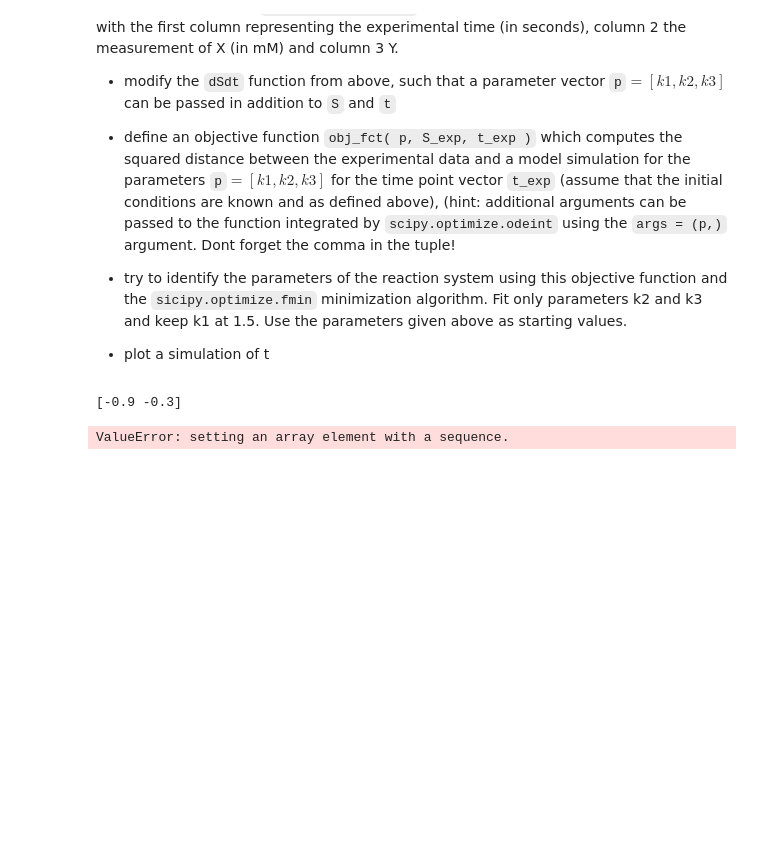
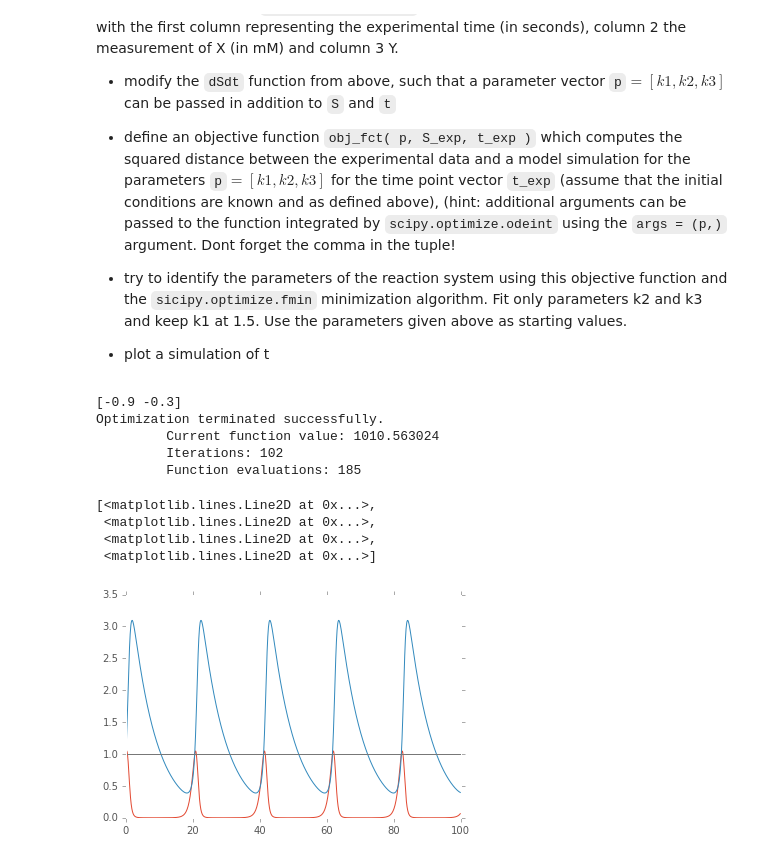
Before and after one commit to Corneliusbiophysik/hu_bp_python_course, a Jupyter notebook: 04_numpy/NumpyScipyExercise.ipynb, the cells around one changed output. Cells and saved outputs as stored; diff of their text form; code cells hidden in the pictures; blank space fills up the shorter version.

```diff
--- a/04_numpy/NumpyScipyExercise.ipynb
+++ b/04_numpy/NumpyScipyExercise.ipynb
@@ -113,28 +113,41 @@ You have been provided with an experimenal time-course measurement of the X and
 # %%
 import pickle
 import scipy.optimize
 
 data=pickle.load( open( "experimental_data.p", "rb" ) )
+global S_exp, t_exp
 S_exp=np.array(data[:,1:3])
 t_exp=np.array(data[:,0])
 
 N=np.array([[1,-1,0],[0,1,-1]])
 S0=[1.,3.]
 p=np.array([1.5,0.8,0.9])
+
 
 def dSdt(S,t,p):
 
     v=p*np.array([S[0],S[0]*S[1],S[1]])
     #print v
     return np.dot(N,v)
 print dSdt(S0,0,p)
 
 def obj_fct(p,S_exp,t_exp):
     S0 = S_exp[0]
     y = odeint(dSdt,S0,t_exp,(p,))
-    return np.sum((y-S_exp)**2)
+    return sum(sum((y-S_exp)**2))
 
-scipy.optimize.fmin(obj_fct,x0)
+opti=scipy.optimize.fmin(obj_fct,p,args=(S_exp,t_exp))
+
+
+plt.plot(t_exp,S_exp,t_exp,odeint(dSdt,S_exp[0],t_exp,(opti[0],)))
 # %% [output]
 [-0.9 -0.3]
+Optimization terminated successfully.
+         Current function value: 1010.563024
+         Iterations: 102
+         Function evaluations: 185
-ValueError: setting an array element with a sequence.
+[<matplotlib.lines.Line2D at 0x...>,
+ <matplotlib.lines.Line2D at 0x...>,
+ <matplotlib.lines.Line2D at 0x...>,
+ <matplotlib.lines.Line2D at 0x...>]
+[figure, added]
```
